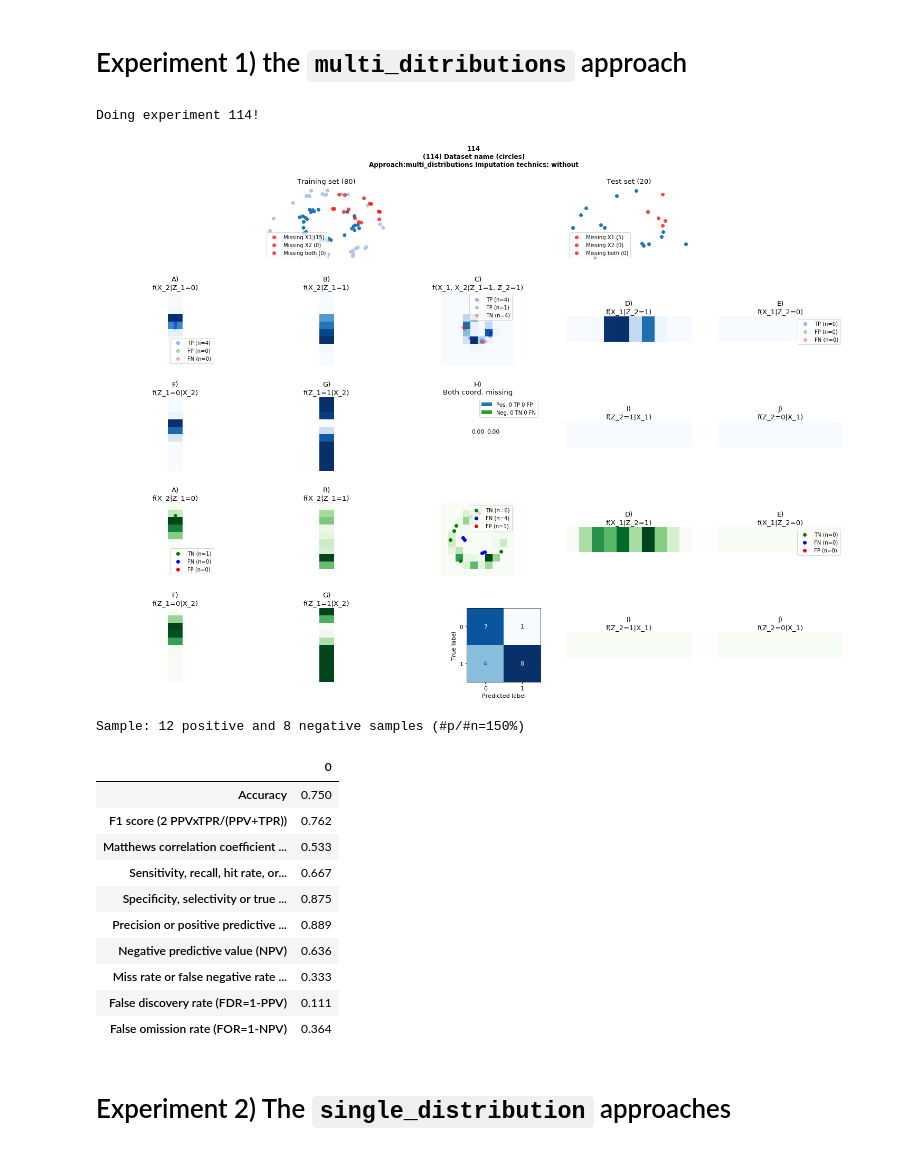
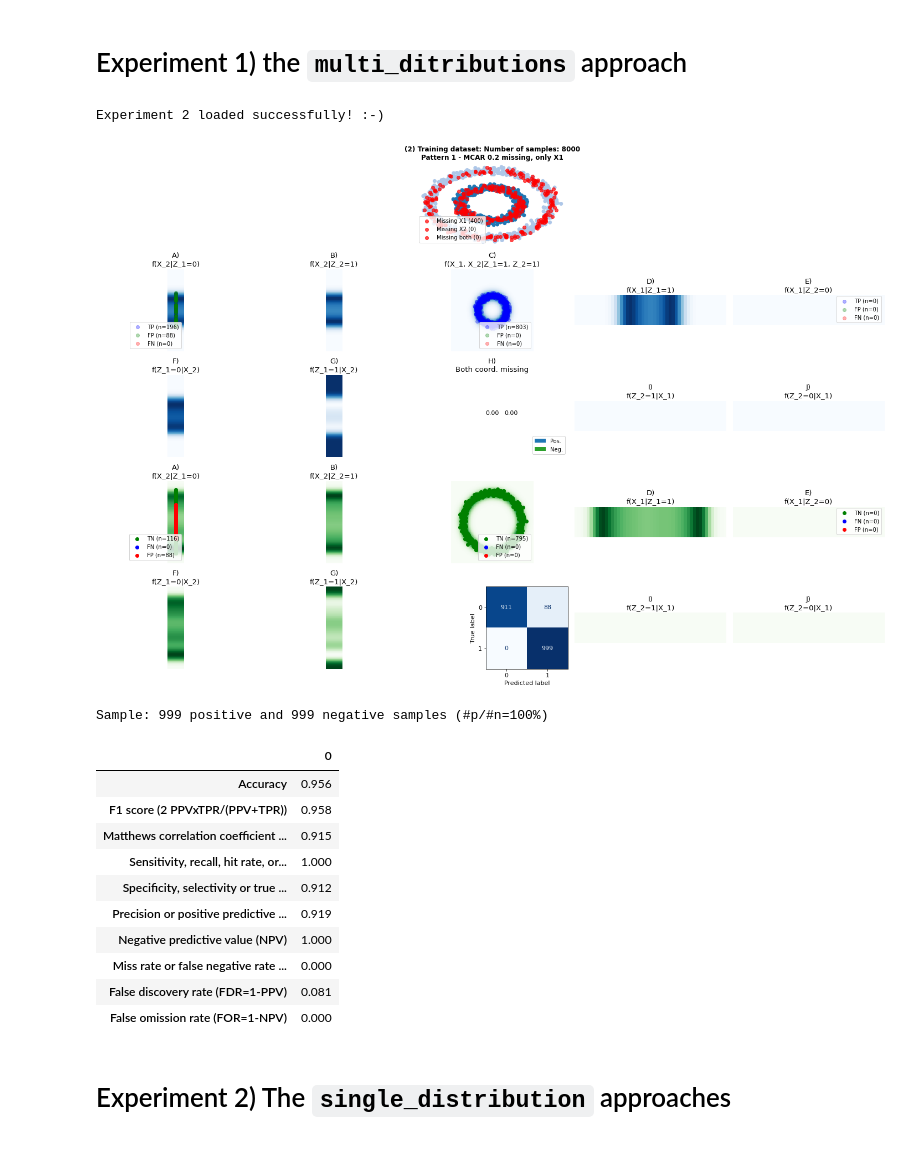
Before and after one commit to matiasdm/notes_on_stats, a Jupyter notebook: doc/notebooks/3_benchmarking.ipynb, the cells around one changed output. Drawn from its saved outputs; the diff is of its cells as text; code cells hidden in the pictures.

```diff
--- a/doc/notebooks/3_benchmarking.ipynb
+++ b/doc/notebooks/3_benchmarking.ipynb
@@ -56,7 +58,7 @@ Done.
 if True:
     # DATASET PARAMETERS
     DATASET_NAME = 'circles'
-    NUM_SAMPLES = 100
+    NUM_SAMPLES = 10000
     IMBALANCE_RATIO = .5
 
     # Missingness default parameters
@@ -126,47 +202,47 @@ _ = dataset.plot(title=True)
 missing_data_handling='without'
 imputation_method='without'
 approach = 'multi_distributions'
 
 # Change dataset missing data handling
 dataset.change_imputation_approach(missing_data_handling=missing_data_handling, imputation_method=imputation_method)
 
 # Create the experiments
 exp = Experiments(dataset_name,
                   dataset=dataset,
                   purpose='classification',
                   approach = approach,
                   previous_experiment=None,
-                  save_experiment=True,
+                  save_experiment=False,
                   verbosity=1,
                   debug=False,
                   proportion_train=PROPORTION_TRAIN,
                   resolution=RESOLUTION,
                   bandwidth=BANDWIDTH,
                   random_state=RANDOM_STATE)
 
 
 # Estimate the distributions
 exp.fit()
 
 # Estimate the distributions
 exp.predict()
 
 # Plot results
 exp.plot()
 # %% [output]
-Doing experiment 114!
+Experiment 2 loaded successfully! :-)
-[figure, old version]
+[figure, new version]
-Sample: 12 positive and 8 negative samples (#p/#n=150%)
+Sample: 999 positive and 999 negative samples (#p/#n=100%)
 |  | 0 |
-| Accuracy | 0.750 |
-| F1 score (2 PPVxTPR/(PPV+TPR)) | 0.762 |
-| Matthews correlation coefficient ... | 0.533 |
-| Sensitivity, recall, hit rate, or... | 0.667 |
-| Specificity, selectivity or true ... | 0.875 |
-| Precision or positive predictive ... | 0.889 |
-| Negative predictive value (NPV) | 0.636 |
-| Miss rate or false negative rate ... | 0.333 |
-| False discovery rate (FDR=1-PPV) | 0.111 |
-| False omission rate (FOR=1-NPV) | 0.364 |
+| Accuracy | 0.956 |
+| F1 score (2 PPVxTPR/(PPV+TPR)) | 0.958 |
+| Matthews correlation coefficient ... | 0.915 |
+| Sensitivity, recall, hit rate, or... | 1.000 |
+| Specificity, selectivity or true ... | 0.912 |
+| Precision or positive predictive ... | 0.919 |
+| Negative predictive value (NPV) | 1.000 |
+| Miss rate or false negative rate ... | 0.000 |
+| False discovery rate (FDR=1-PPV) | 0.081 |
+| False omission rate (FOR=1-NPV) | 0.000 |
 # %% [markdown]
 # Experiment 2) The `single_distribution` approaches
```
Also changed, not shown: parts of 38 cells of this notebook, 17 other files.
